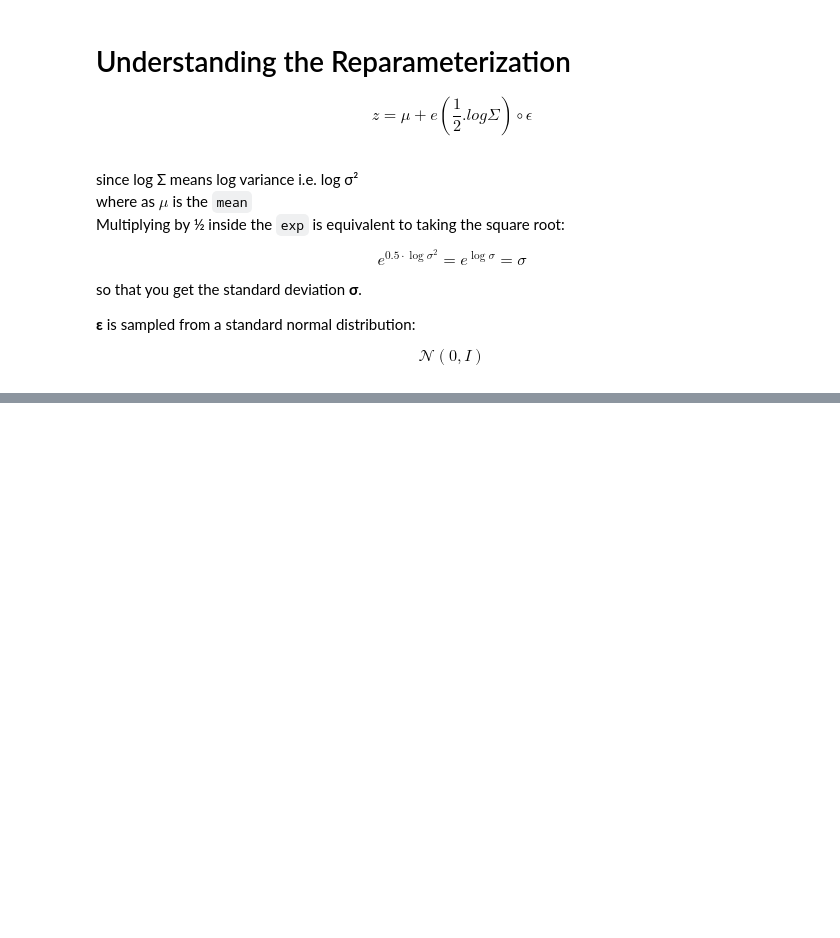
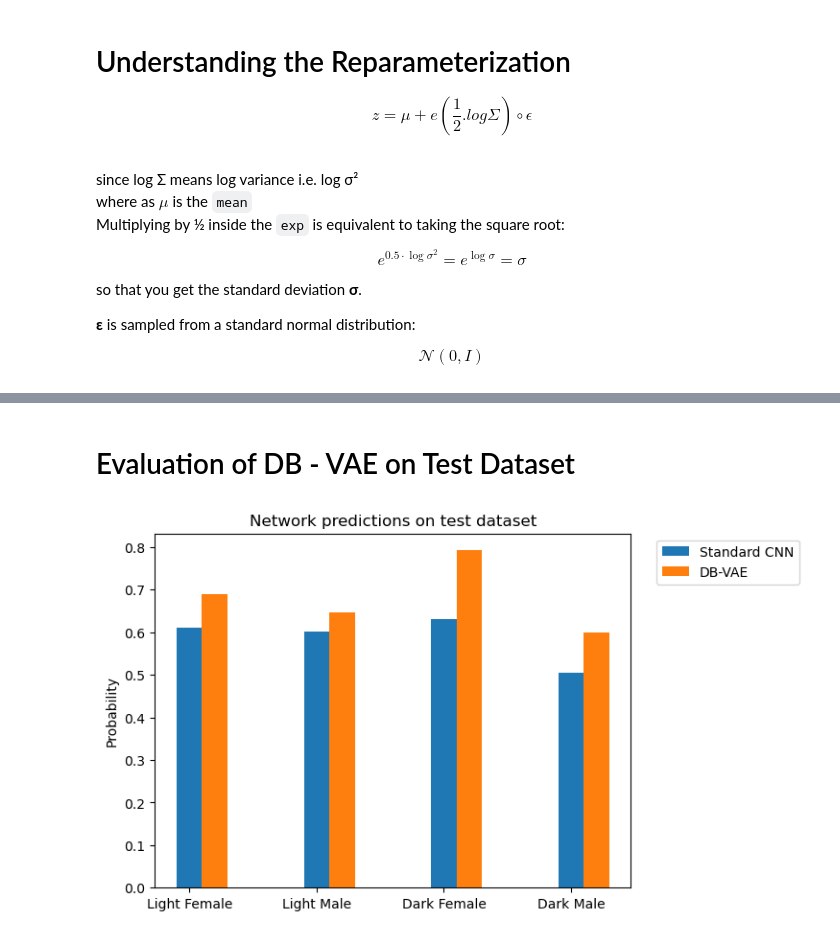
Before and after one commit to code4geoai/deeplearning, a Jupyter notebook: HayatLabs/HLab4_Practice1.ipynb, the cells around one changed output, grey strips where cells are left out. Cells and saved outputs as stored; diff of their text form; code cells hidden in the pictures; blank space fills up the shorter version.

```diff
--- a/HayatLabs/HLab4_Practice1.ipynb
+++ b/HayatLabs/HLab4_Practice1.ipynb
@@ -548,0 +878,35 @@ def sampling (z_mean,z_logsigma):
+# %% [markdown]
+# Evaluation of DB - VAE on Test Dataset
+# %%
+dbvae.to('cuda')
+dbvae_logits_list = []
+for face in test_faces:
+    face = np.asarray(face, dtype=np.float32)
+    face = torch.from_numpy(face).to('cuda')
+
+    # Forward pass to get the classification logit
+    with torch.inference_mode():
+        logit = dbvae.predict(face)
+
+    dbvae_logits_list.append(logit.detach().cpu().numpy())
+
+dbvae_logits_array = np.concatenate(dbvae_logits_list, axis=0)
+dbvae_logits_tensor = torch.from_numpy(dbvae_logits_array)
+dbvae_probs_tensor = torch.sigmoid(dbvae_logits_tensor)
+dbvae_probs_array = dbvae_probs_tensor.squeeze(dim=-1).numpy()
+
+xx = np.arange(len(keys))
+
+std_probs_mean = standard_classifier_probs.mean(axis=1)
+dbvae_probs_mean = dbvae_probs_array.reshape(len(keys), -1).mean(axis=1)
+
+plt.bar(xx, std_probs_mean, width=0.2, label="Standard CNN")
+plt.bar(xx + 0.2, dbvae_probs_mean, width=0.2, label="DB-VAE")
+
+plt.xticks(xx, keys)
+plt.title("Network predictions on test dataset")
+plt.ylabel("Probability")
+plt.legend(bbox_to_anchor=(1.04, 1), loc="upper left")
+plt.show()
+# %% [output]
+[figure, added]
```
Also changed, not shown: parts of 16 cells of this notebook, 3 other files.
